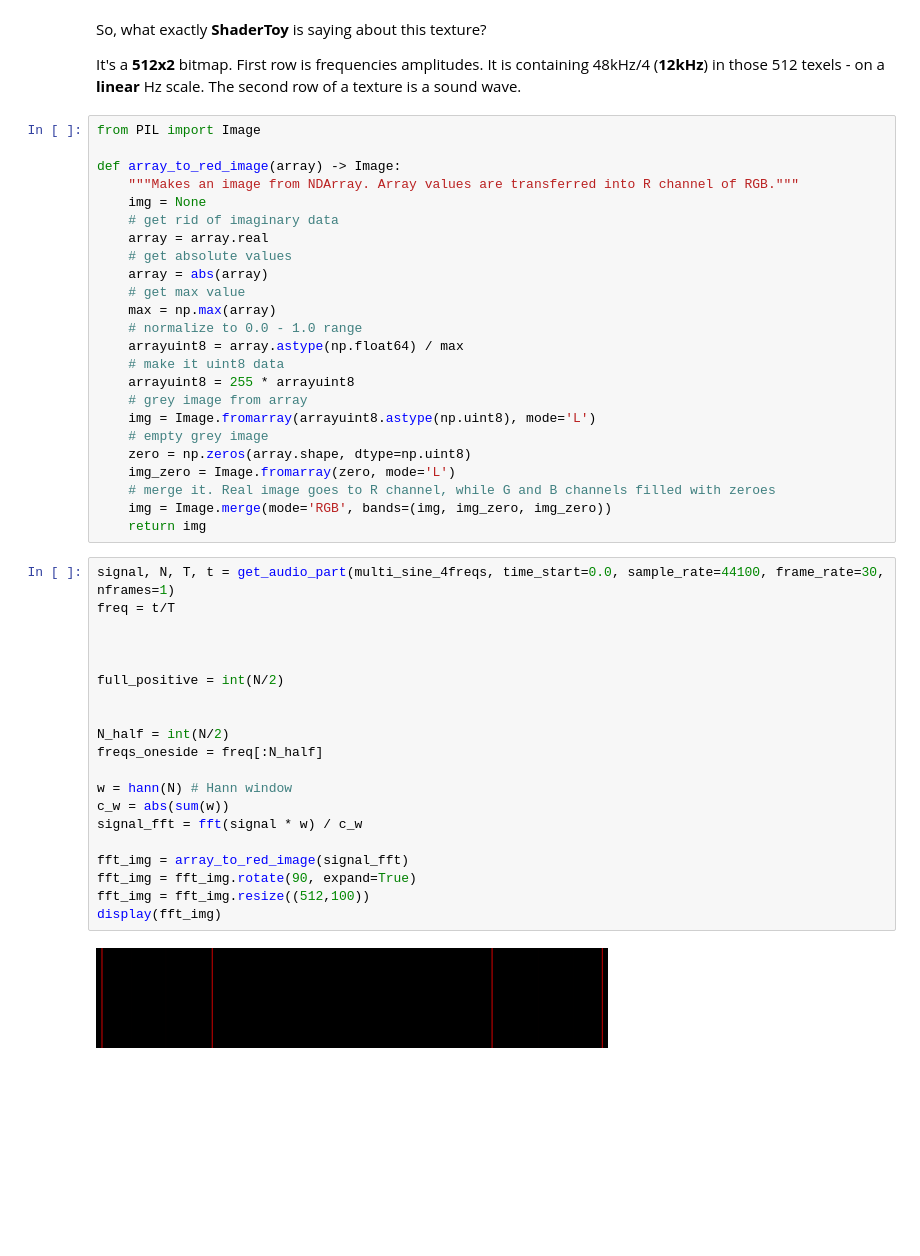
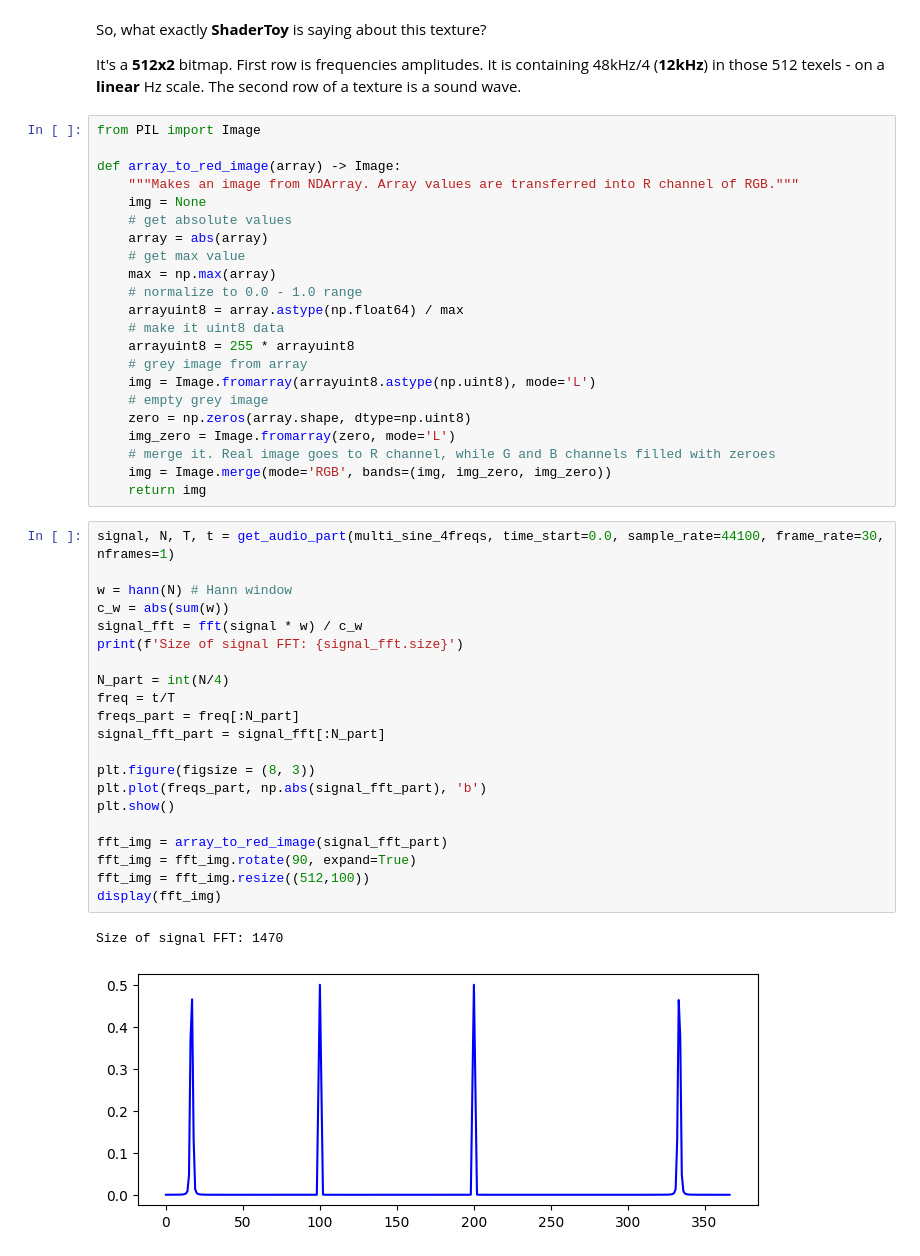
Before and after one commit to utak3r/PyShaderPlayground, a Jupyter notebook: experiments/sound_analysis.ipynb, the cells around one changed output. Saved outputs shown, nothing was run; the diff lists cells and outputs as text; blank space fills up the shorter version.

```diff
--- a/experiments/sound_analysis.ipynb
+++ b/experiments/sound_analysis.ipynb
@@ -150,8 +150,6 @@ from PIL import Image
 def array_to_red_image(array) -> Image:
     """Makes an image from NDArray. Array values are transferred into R channel of RGB."""
     img = None
-    # get rid of imaginary data
-    array = array.real
     # get absolute values
     array = abs(array)
     # get max value
@@ -170,23 +168,25 @@ def array_to_red_image(array) -> Image:
     return img
 # %%
 signal, N, T, t = get_audio_part(multi_sine_4freqs, time_start=0.0, sample_rate=44100, frame_rate=30, nframes=1)
-freq = t/T
-
-
-
-full_positive = int(N/2)
-
-
-N_half = int(N/2)
-freqs_oneside = freq[:N_half]
 
 w = hann(N) # Hann window
 c_w = abs(sum(w))
 signal_fft = fft(signal * w) / c_w
+print(f'Size of signal FFT: {signal_fft.size}')
 
-fft_img = array_to_red_image(signal_fft)
+N_part = int(N/4)
+freq = t/T
+freqs_part = freq[:N_part]
+signal_fft_part = signal_fft[:N_part]
+
+plt.figure(figsize = (8, 3))
+plt.plot(freqs_part, np.abs(signal_fft_part), 'b')
+plt.show()
+
+fft_img = array_to_red_image(signal_fft_part)
 fft_img = fft_img.rotate(90, expand=True)
 fft_img = fft_img.resize((512,100))
 display(fft_img)
 # %% [output]
+Size of signal FFT: 1470
-[figure, old version]
+[figure, new version]
```
Also changed, not shown: parts of 10 cells of this notebook, 43 other files.
